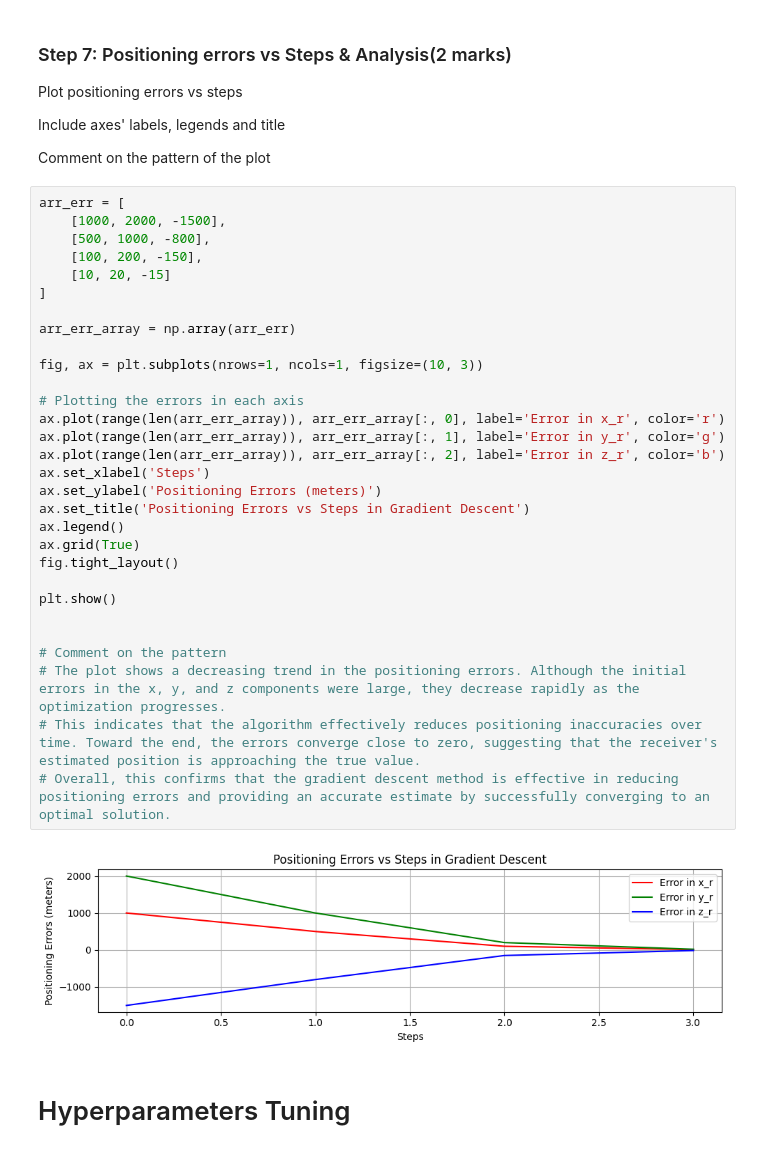
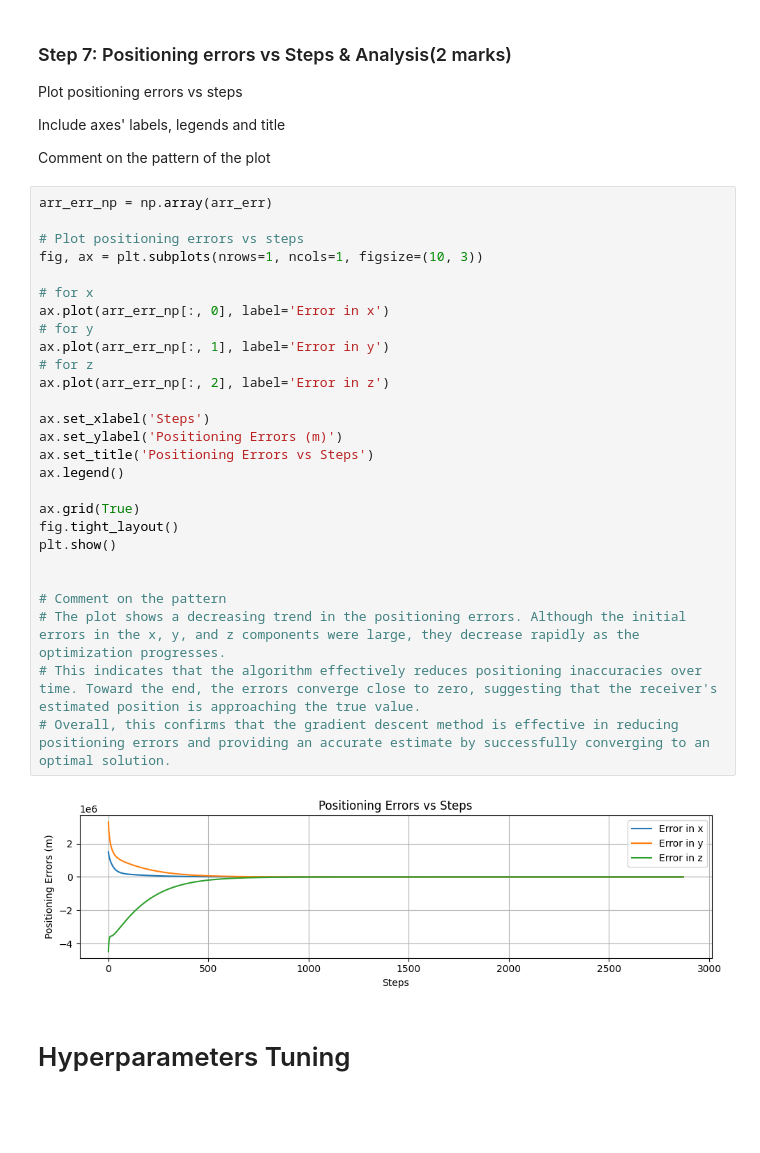
Before and after one commit to KapildevAryal/engg680_2024_fall, a Jupyter notebook: Lab_Assignment3/IntroductionToMachineLearning.ipynb, the cells around one changed output. Saved outputs shown, nothing was run; the diff lists cells and outputs as text; blank space fills up the shorter version.

```diff
--- a/Lab_Assignment3/IntroductionToMachineLearning.ipynb
+++ b/Lab_Assignment3/IntroductionToMachineLearning.ipynb
@@ -356,37 +358,34 @@ Include axes' labels, legends and title
 
 Comment on the pattern of the plot
 # %%
-arr_err = [
-    [1000, 2000, -1500],
-    [500, 1000, -800],
-    [100, 200, -150],
-    [10, 20, -15]
-]
+arr_err_np = np.array(arr_err)
 
-arr_err_array = np.array(arr_err)
-
+# Plot positioning errors vs steps
 fig, ax = plt.subplots(nrows=1, ncols=1, figsize=(10, 3))
 
-# Plotting the errors in each axis
-ax.plot(range(len(arr_err_array)), arr_err_array[:, 0], label='Error in x_r', color='r')
-ax.plot(range(len(arr_err_array)), arr_err_array[:, 1], label='Error in y_r', color='g')
-ax.plot(range(len(arr_err_array)), arr_err_array[:, 2], label='Error in z_r', color='b')
+# for x
+ax.plot(arr_err_np[:, 0], label='Error in x')
+# for y
+ax.plot(arr_err_np[:, 1], label='Error in y')
+# for z
+ax.plot(arr_err_np[:, 2], label='Error in z')
+
 ax.set_xlabel('Steps')
-ax.set_ylabel('Positioning Errors (meters)')
-ax.set_title('Positioning Errors vs Steps in Gradient Descent')
+ax.set_ylabel('Positioning Errors (m)')
+ax.set_title('Positioning Errors vs Steps')
 ax.legend()
+
 ax.grid(True)
 fig.tight_layout()
-
 plt.show()
 
 
 # Comment on the pattern
 # The plot shows a decreasing trend in the positioning errors. Although the initial errors in the x, y, and z components were large, they decrease rapidly as the optimization progresses.
 # This indicates that the algorithm effectively reduces positioning inaccuracies over time. Toward the end, the errors converge close to zero, suggesting that the receiver's estimated position is approaching the true value.
 # Overall, this confirms that the gradient descent method is effective in reducing positioning errors and providing an accurate estimate by successfully converging to an optimal solution.
 # %% [output]
-[figure, old version]
+[figure, new version]
 # %% [markdown]
 # Hyperparameters Tuning
 # %% [markdown]
```
Also changed, not shown: parts of 4 cells of this notebook.
